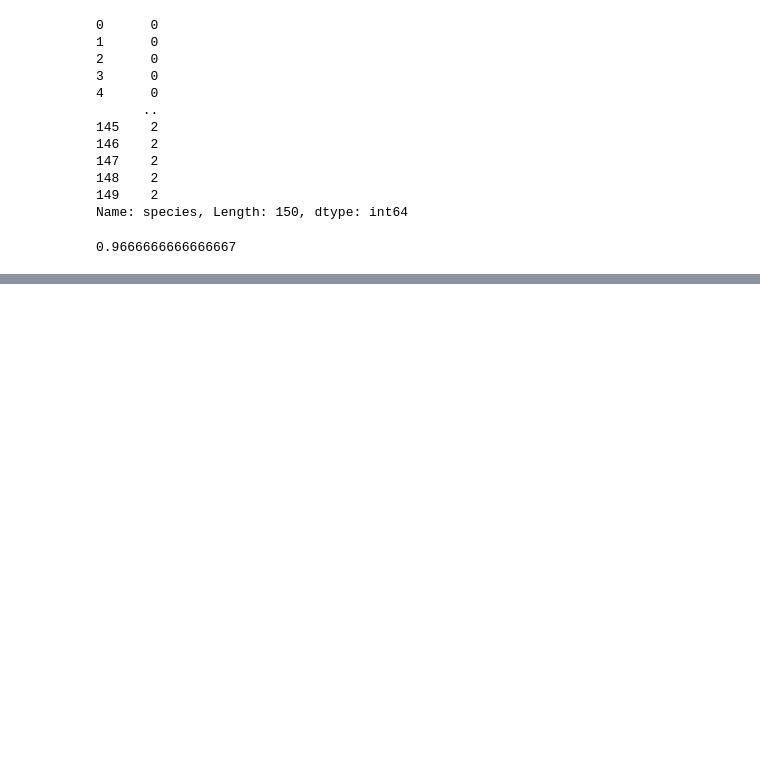
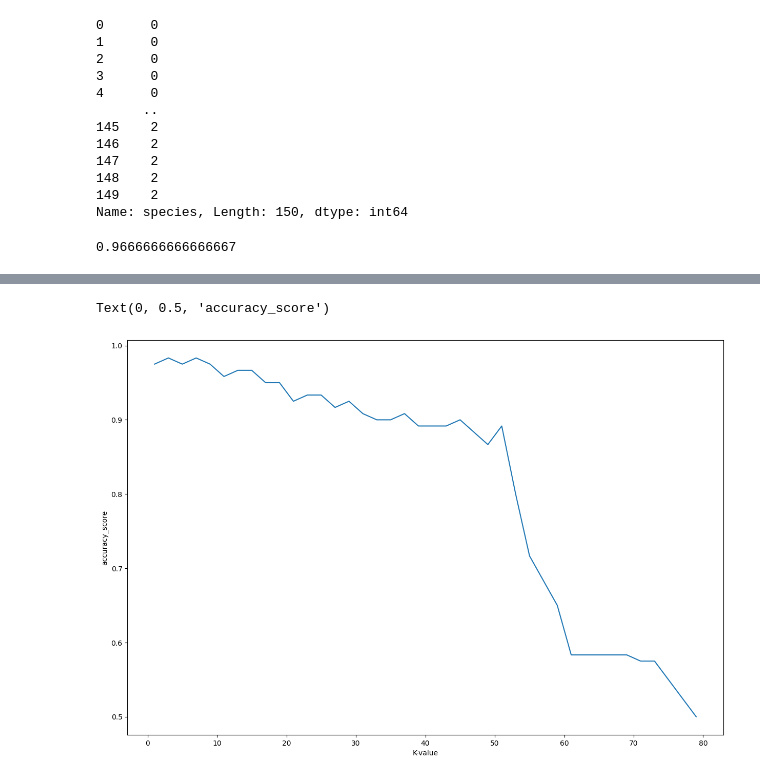
Before and after one commit to Pavantej123/Machine_Learning_Module, a Jupyter notebook: machine_learning/files/knn.ipynb, the cells around one changed output, grey strips where cells are left out. Cells and saved outputs as stored; diff of their text form; code cells hidden in the pictures; blank space fills up the shorter version.

```diff
--- a/machine_learning/files/knn.ipynb
+++ b/machine_learning/files/knn.ipynb
@@ -115,0 +135,4 @@ acc_dict
+# %%
+x_train,x_test,y_train,y_test = train_test_split(f_var,c_var,test_size=0.2,stratify=c_var)
+# %%
+knn = KNeighborsClassifier(n_neighbors=1)
@@ -115,0 +147,7 @@ acc_dict
+# %%
+acc = []
+k = []
+for i in range(1,81,2):
+    knn = KNeighborsClassifier(n_neighbors=i)
+    acc.append(cross_val_score(estimator=knn,X=x_train,y=y_train,cv=3,scoring="accuracy").mean())
+    k.append(i)
@@ -115,0 +160,8 @@ acc_dict
+# %%
+plt.figure(figsize=(15,10))
+sns.lineplot(x=k,y=acc)
+plt.xlabel("K-value")
+plt.ylabel("accuracy_score")
+# %% [output]
+Text(0, 0.5, 'accuracy_score')
+[figure, added]
```
Also changed, not shown: parts of 11 cells of this notebook, 4 other files.
